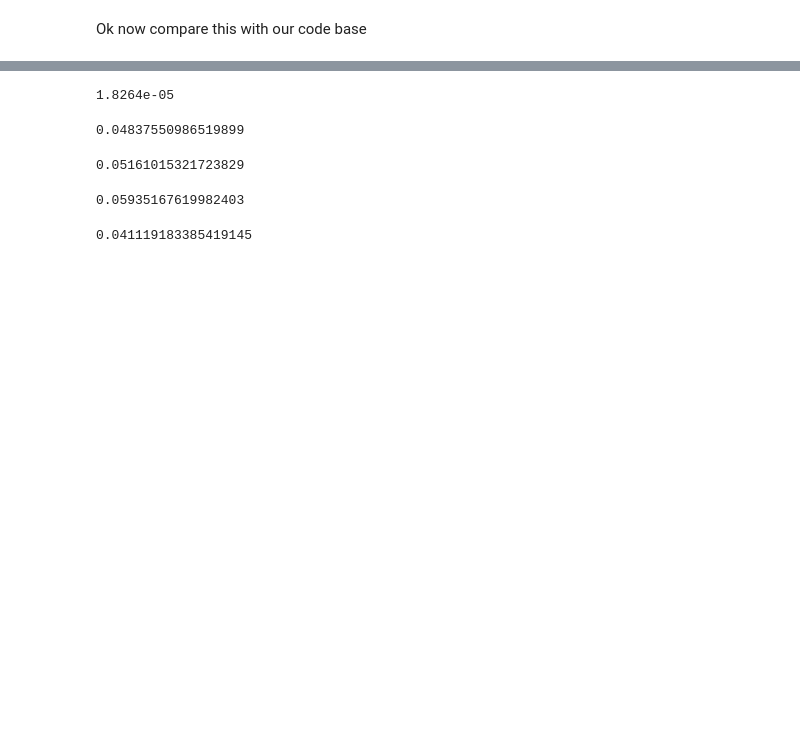
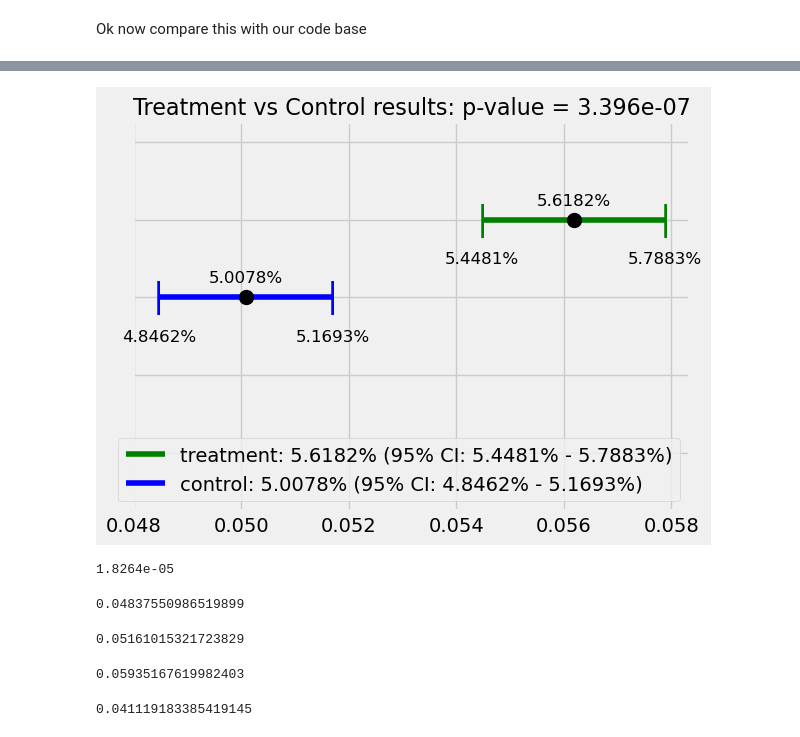
Before and after one commit to dokeeffe87/stats_utils, a Jupyter notebook: notebooks/scratch_work/dev_visualize_ab_results.ipynb, the cells around one changed output, grey strips where cells are left out. Drawn from its saved outputs; the diff is of its cells as text; code cells hidden in the pictures; blank space fills up the shorter version.

```diff
--- a/notebooks/scratch_work/dev_visualize_ab_results.ipynb
+++ b/notebooks/scratch_work/dev_visualize_ab_results.ipynb
@@ -317,3 +317,9 @@ plot_ab_test_results(df=df_res)
+# %%
+test_plot = conversion_rate_utils.ConversionExperiment()
+# %%
+test_plot.plot_ab_test_results(df=df_res)
+# %% [output]
+[figure, added]
 # %%
 np.round(df_res['p_value'].values[0], 10)
 # %% [output]
```
Also changed, not shown: parts of 12 cells of this notebook, 1 other file.
